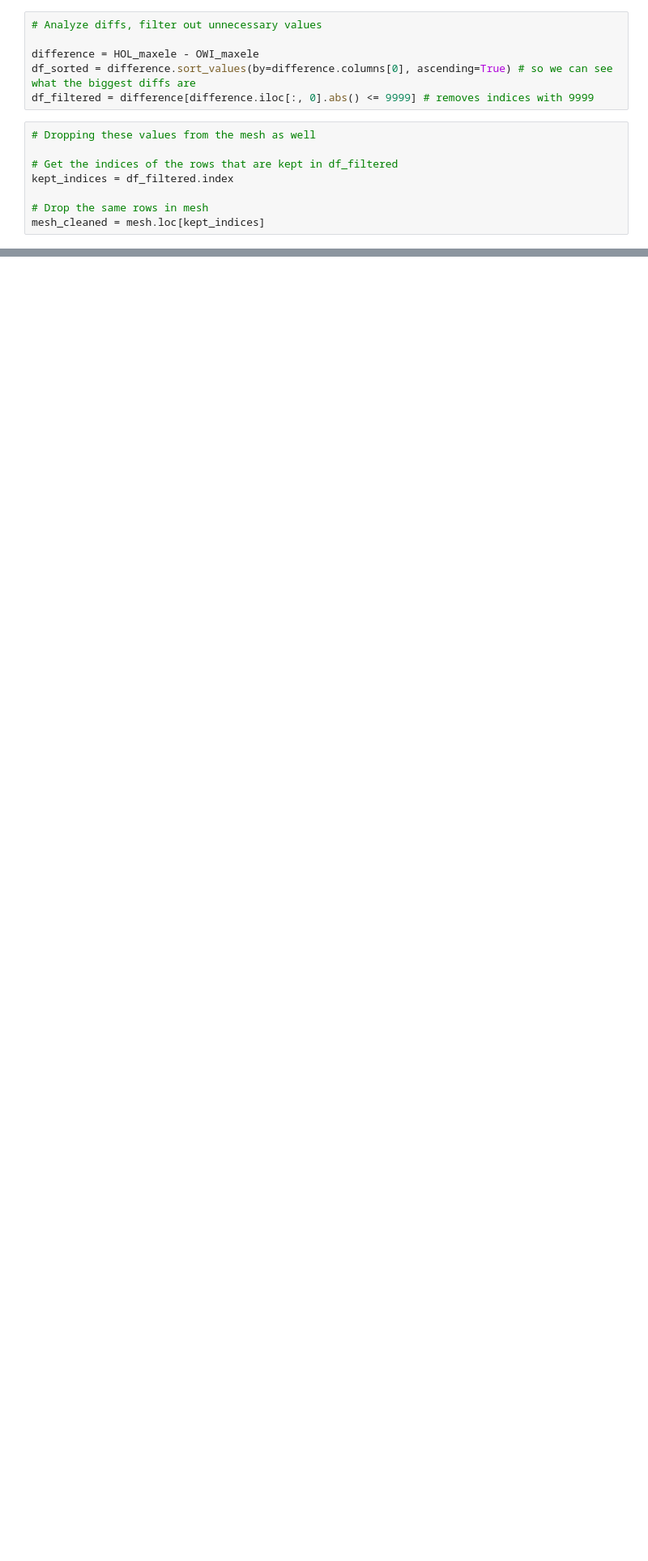
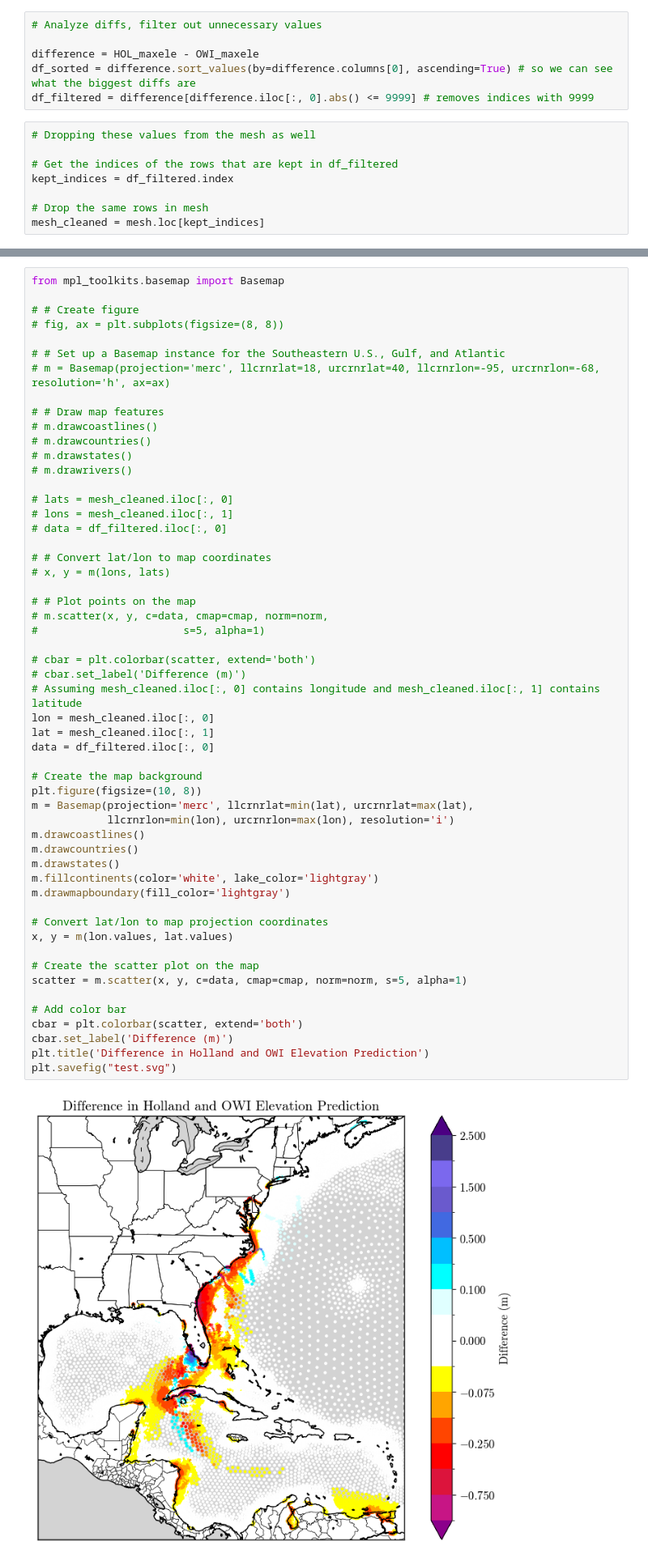
Before and after one commit to hrosso710/ADCIRC_work, a Jupyter notebook: maxele_diffs.ipynb, the cells around one changed output, grey strips where cells are left out. Shown at 81% size. Drawn from its saved outputs; the diff is of its cells as text; blank space fills up the shorter version.

```diff
--- a/maxele_diffs.ipynb
+++ b/maxele_diffs.ipynb
@@ -164,0 +144,56 @@ cbar.set_label('Transformed Size of OWI - Holland')
+# %%
+from mpl_toolkits.basemap import Basemap
+
+# # Create figure
+# fig, ax = plt.subplots(figsize=(8, 8))
+
+# # Set up a Basemap instance for the Southeastern U.S., Gulf, and Atlantic
+# m = Basemap(projection='merc', llcrnrlat=18, urcrnrlat=40, llcrnrlon=-95, urcrnrlon=-68, resolution='h', ax=ax)
+
+# # Draw map features
+# m.drawcoastlines()
+# m.drawcountries()
+# m.drawstates()
+# m.drawrivers()
+
+# lats = mesh_cleaned.iloc[:, 0]
+# lons = mesh_cleaned.iloc[:, 1]
+# data = df_filtered.iloc[:, 0]
+
+# # Convert lat/lon to map coordinates
+# x, y = m(lons, lats)
+
+# # Plot points on the map
+# m.scatter(x, y, c=data, cmap=cmap, norm=norm,
+#                       s=5, alpha=1)
+
+# cbar = plt.colorbar(scatter, extend='both')
+# cbar.set_label('Difference (m)')
+# Assuming mesh_cleaned.iloc[:, 0] contains longitude and mesh_cleaned.iloc[:, 1] contains latitude
+lon = mesh_cleaned.iloc[:, 0]
+lat = mesh_cleaned.iloc[:, 1]
+data = df_filtered.iloc[:, 0]
+
+# Create the map background
+plt.figure(figsize=(10, 8))
+m = Basemap(projection='merc', llcrnrlat=min(lat), urcrnrlat=max(lat),
+            llcrnrlon=min(lon), urcrnrlon=max(lon), resolution='i')
+m.drawcoastlines()
+m.drawcountries()
+m.drawstates()
+m.fillcontinents(color='white', lake_color='lightgray')
+m.drawmapboundary(fill_color='lightgray')
+
+# Convert lat/lon to map projection coordinates
+x, y = m(lon.values, lat.values)
+
+# Create the scatter plot on the map
+scatter = m.scatter(x, y, c=data, cmap=cmap, norm=norm, s=5, alpha=1)
+
+# Add color bar
+cbar = plt.colorbar(scatter, extend='both')
+cbar.set_label('Difference (m)')
+plt.title('Difference in Holland and OWI Elevation Prediction')
+plt.savefig("test.svg")
+# %% [output]
+[figure, added]
```
Also changed, not shown: parts of 6 cells of this notebook.
